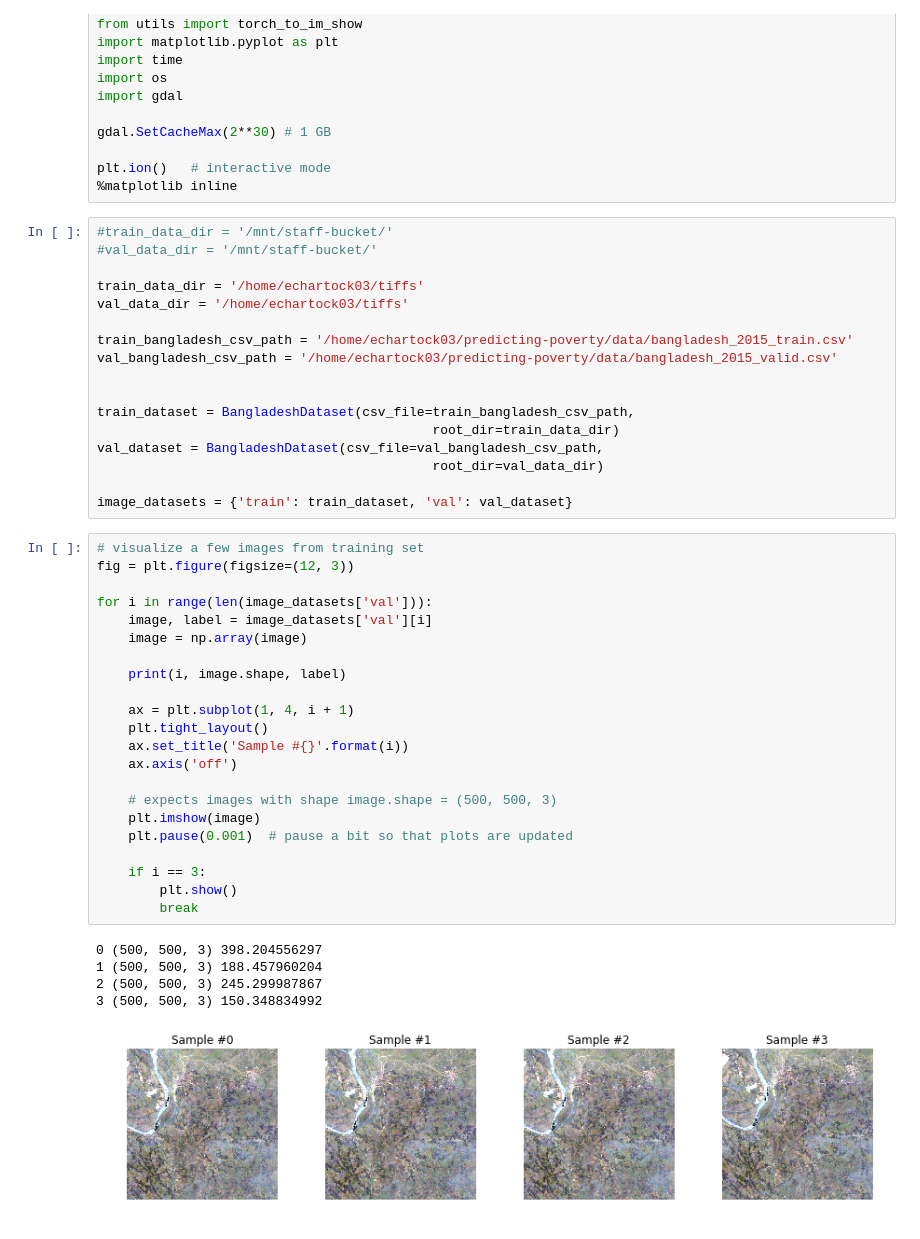
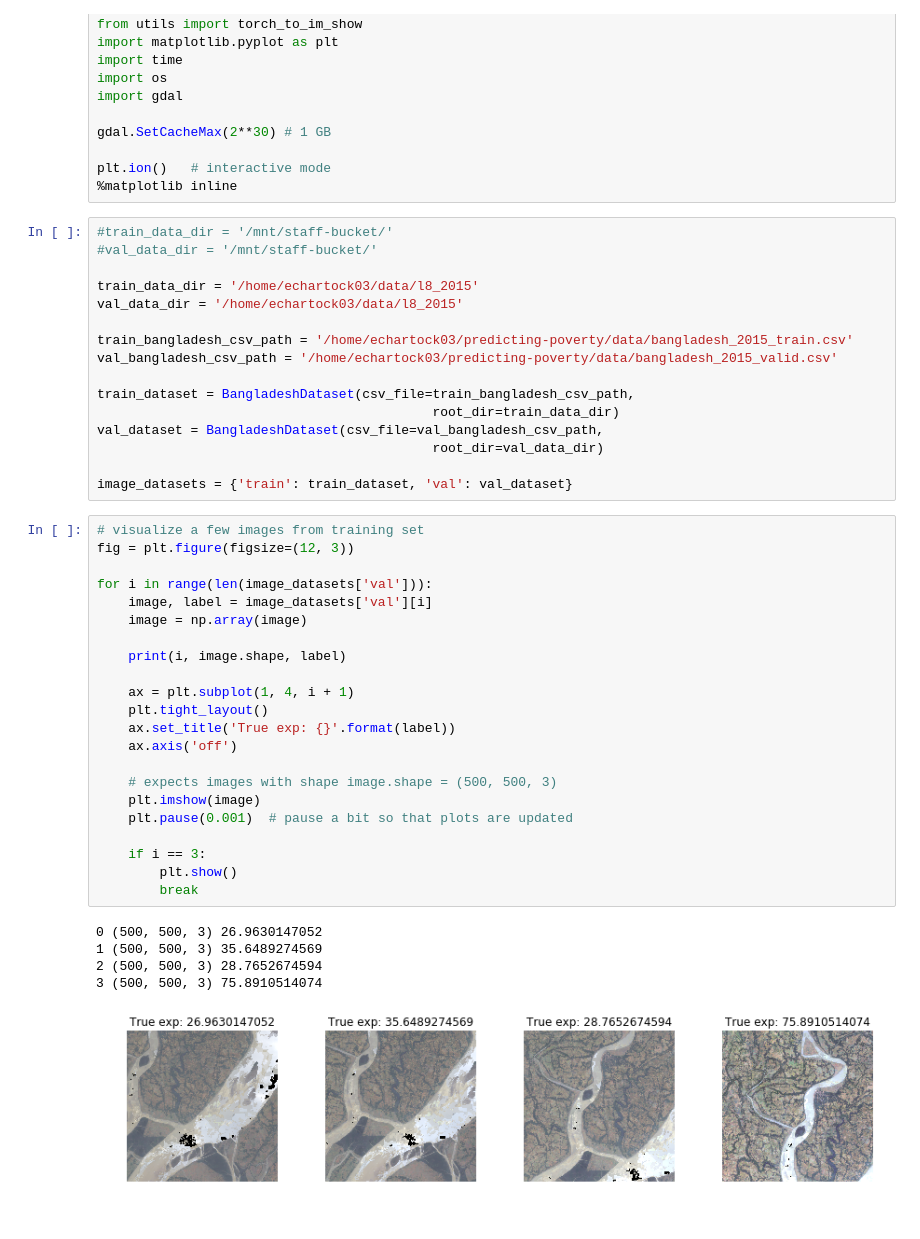
Before and after one commit to chrisyeh96/india-poverty, a Jupyter notebook: pytorch/visualize_model.ipynb, the cells around one changed output. Drawn from its saved outputs; the diff is of its cells as text.

```diff
--- a/pytorch/visualize_model.ipynb
+++ b/pytorch/visualize_model.ipynb
@@ -27,12 +27,11 @@ plt.ion()   # interactive mode
 #train_data_dir = '/mnt/staff-bucket/'
 #val_data_dir = '/mnt/staff-bucket/'
 
-train_data_dir = '/home/echartock03/tiffs'
-val_data_dir = '/home/echartock03/tiffs'
+train_data_dir = '/home/echartock03/data/l8_2015'
+val_data_dir = '/home/echartock03/data/l8_2015'
 
 train_bangladesh_csv_path = '/home/echartock03/predicting-poverty/data/bangladesh_2015_train.csv'
 val_bangladesh_csv_path = '/home/echartock03/predicting-poverty/data/bangladesh_2015_valid.csv'
-
 
 train_dataset = BangladeshDataset(csv_file=train_bangladesh_csv_path,
                                            root_dir=train_data_dir)
@@ -43,31 +42,31 @@ image_datasets = {'train': train_dataset, 'val': val_dataset}
 # %%
 # visualize a few images from training set
 fig = plt.figure(figsize=(12, 3))
 
 for i in range(len(image_datasets['val'])):
     image, label = image_datasets['val'][i]
     image = np.array(image)
 
     print(i, image.shape, label)
 
     ax = plt.subplot(1, 4, i + 1)
     plt.tight_layout()
-    ax.set_title('Sample #{}'.format(i))
+    ax.set_title('True exp: {}'.format(label))
     ax.axis('off')
 
     # expects images with shape image.shape = (500, 500, 3)
     plt.imshow(image)
     plt.pause(0.001)  # pause a bit so that plots are updated
 
     if i == 3:
         plt.show()
         break
 # %% [output]
-0 (500, 500, 3) 398.204556297
-1 (500, 500, 3) 188.457960204
-2 (500, 500, 3) 245.299987867
-3 (500, 500, 3) 150.348834992
+0 (500, 500, 3) 26.9630147052
+1 (500, 500, 3) 35.6489274569
+2 (500, 500, 3) 28.7652674594
+3 (500, 500, 3) 75.8910514074
-[figure, old version]
+[figure, new version]
 # %%
 data_transforms = {
     'train': transforms.Compose([
```
Also changed, not shown: parts of 6 cells of this notebook, 9 other files.
